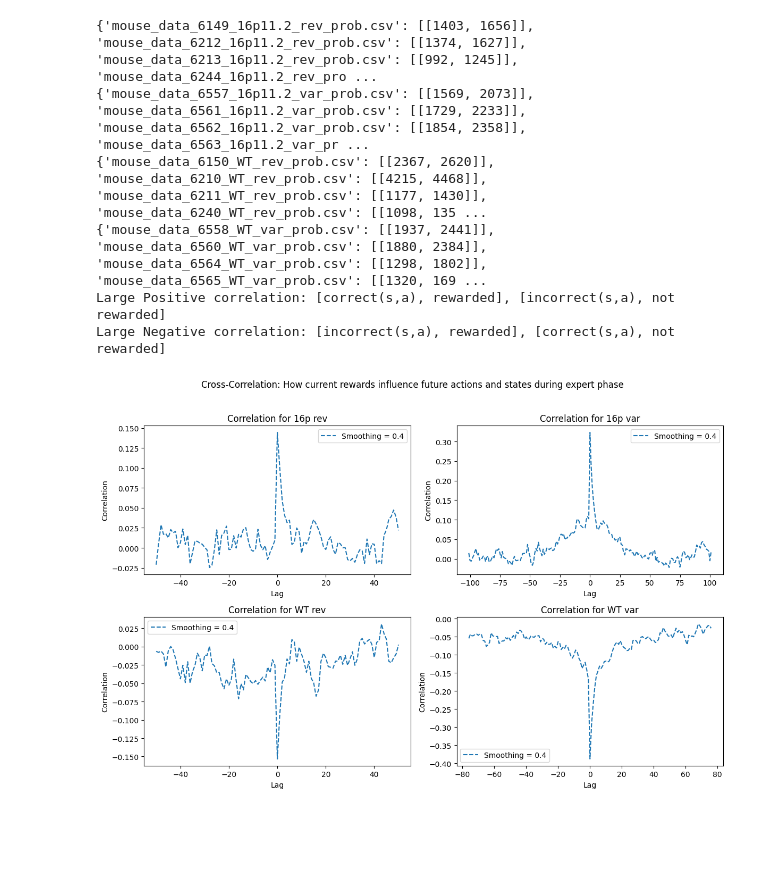
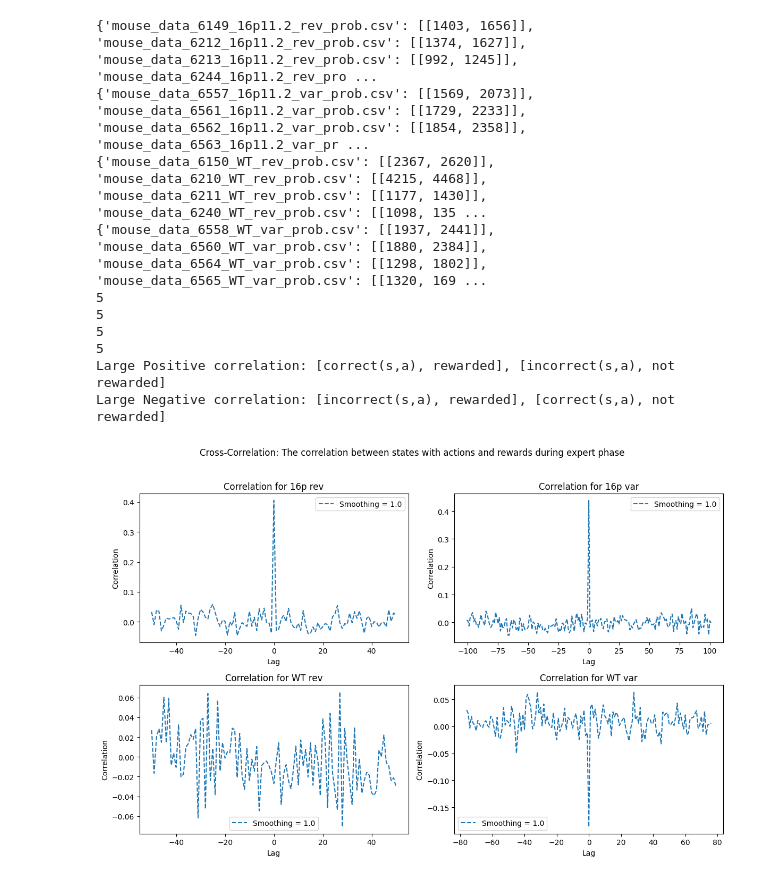
Before and after one commit to sabdi077/Max._Likelihood_-_Transient_Q_ij, a Jupyter notebook: SR:A_AR:S_R:AS_ANALYSIS.ipynb, the cells around one changed output. Saved outputs shown, nothing was run; the diff lists cells and outputs as text; code cells hidden in the pictures; blank space fills up the shorter version.

```diff
--- a/SR:A_AR:S_R:AS_ANALYSIS.ipynb
+++ b/SR:A_AR:S_R:AS_ANALYSIS.ipynb
@@ -283,14 +314,16 @@ import matplotlib.pyplot as plt
 import pandas as pd
 from scipy.signal import correlate
 
+
+
 # Load the Excel file
 df = pd.read_excel('/Users/saadabdisalam/Documents/MouseData_and_Analysis2024-2025/Mouse_DATA.xlsx')
 mouse_per_mouse_type = int(input('How many mouse/mouse_type would you like choose numbers ranging from 1 to 5?'))
 # Ensure column names are correct
-links_16p_rev = df['link_16p_rev'].iloc[:mouse_per_mouse_type].dropna().tolist()
-links_16p_var = df['link_16p_var'].iloc[:mouse_per_mouse_type].dropna().tolist()
-links_WT_rev = df['link_WT_rev'].iloc[:mouse_per_mouse_type].dropna().tolist()
-links_WT_var = df['link_WT_var'].iloc[:mouse_per_mouse_type].dropna().tolist()
+links_16p_rev = df['link_16p_rev'].iloc[:mouse_per_mouse_type].tolist()
+links_16p_var = df['link_16p_var'].iloc[:mouse_per_mouse_type].tolist()
+links_WT_rev = df['link_WT_rev'].iloc[:mouse_per_mouse_type].tolist()
+links_WT_var = df['link_WT_var'].iloc[:mouse_per_mouse_type].tolist()
 
 def find_expert_segments(expert_series, rew_prob, choice):
     expert_segments = []
@@ -354,25 +387,27 @@ def SAR_Generator(mouse_type_links, choice):
 
     return sar_dict
 
-def cross_correlation_manual(x, y, lag_var, mx_lag):
+def cross_correlation_manual(x, y, max_lag):
+    # Detrend the data
     mean_x = np.mean(x)
     mean_y = np.mean(y)
+    x_detrended = x - mean_x
+    y_detrended = y - mean_y
+
     c_lag = []
 
-    for lag in range(-mx_lag, mx_lag + 1):
-        if lag_var == 'x':
-            segment_x = x[lag:] if lag >= 0 else x[:len(x) + lag]
-            segment_y = y[:len(y) - lag] if lag >= 0 else y[-lag:]
+    for lag in range(-max_lag, max_lag + 1):
+        if lag < 0:
+            segment_x = x_detrended[-lag:]
+            segment_y = y_detrended[:len(segment_x)]
         else:
-            segment_x = x[:len(x) - lag] if lag >= 0 else x[-lag:]
-            segment_y = y[lag:] if lag >= 0 else y[:len(y) + lag]
+            segment_x = x_detrended[:len(x) - lag]
+            segment_y = y_detrended[lag:]
 
-
-        std_x = np.std(segment_x)
-        std_y = np.std(segment_y)
-        c = np.sum((segment_x - mean_x) * (segment_y - mean_y))
-        if std_x != 0 and std_y != 0:
-            c_lag.append(c / (float(std_x) * float(std_y) * (len(segment_x))))
+        # Calculate covariance without normalization by standard deviation
+        if len(segment_x) != 0:
+            c = np.sum(segment_x * segment_y)
+            c_lag.append(c/len(segment_x)*np.std(x)*np.std(y))
         else:
             c_lag.append(0)
 
@@ -436,6 +471,7 @@ def SA_mapping(mouse_type_links, choice):
 def A_mapping(mouse_type_links, choice):
     dic_mouse_type = SAR_Generator(mouse_type_links, choice)
     DIC_A = {link: [] for link in mouse_type_links}
+    DIC_S = S_mapping(mouse_type_links, choice)
     for link in mouse_type_links:
         actions = dic_mouse_type[link]['actions']
         Y = []
@@ -445,7 +481,7 @@ def A_mapping(mouse_type_links, choice):
             elif actions[i] == 'R':
                 Y_i = -1
             else:
-                Y_i = 0
+                Y_i = DIC_S[link][i]
             Y.append(Y_i)
         DIC_A[link].extend(Y)
     return DIC_A
@@ -479,16 +515,19 @@ def avg_correlate(mouse_type_links, choice):
     max_lag = min_expert_length(mouse_type_links, choice)
     total_corr = np.array(np.zeros(2*max_lag+1))
     num_links = len(mouse_type_links)
+    print(num_links)
     #lag_var = input('What do you want your lag variable to be (R_seq/SA_seq)? '
     corrs=[]
+    DIC_R = S_mapping(mouse_type_links, choice)
+    DIC_SA = A_mapping(mouse_type_links, choice)
     for link in mouse_type_links:
-        DIC_R = R_mapping(mouse_type_links, choice)
-        DIC_SA = SA_mapping(mouse_type_links, choice)
         R_seq = DIC_R[link]
         SA_seq= DIC_SA[link]
 
-        cross_corr = cross_correlation_manual(R_seq, SA_seq, SA_seq, max_lag)
+        cross_corr = cross_correlation_manual(R_seq, SA_seq,max_lag)
         total_corr += cross_corr
+      #  print(cross_corr[:3])
+    #print(total_corr[:3])
     lags = list(range(-max_lag, max_lag + 1))
     return total_corr / num_links, lags
 
@@ -529,32 +568,36 @@ plt.xlabel('Lag')
 plt.ylabel('Correlation')
 plt.legend()
 
 plt.subplot(2, 2, 3)
 #plt.plot(x_WT_rev, y_WT_rev, label='Original')
 plt.plot(x_WT_rev, y_WT_rev_smoothed, label=f'Smoothing = {alpha}', linestyle='--')
 plt.title('Correlation for WT rev')
 plt.xlabel('Lag')
 plt.ylabel('Correlation')
 plt.legend()
 
 plt.subplot(2, 2, 4)
 #plt.plot(x_WT_var, y_WT_var, label='Original')
 plt.plot(x_WT_var, y_WT_var_smoothed, label=f'Smoothing = {alpha}', linestyle='--')
 plt.title('Correlation for WT var')
 plt.xlabel('Lag')
 plt.ylabel('Correlation')
 plt.legend()
 
 # Add a single title for all plots
-plt.suptitle('Cross-Correlation: How current rewards influence future actions and states during expert phase')
+plt.suptitle('Cross-Correlation: The correlation between states with actions and rewards during expert phase')
 
 plt.tight_layout(rect=[0, 0, 1, 0.96])
 plt.show()
 # %% [output]
 {'mouse_data_6149_16p11.2_rev_prob.csv': [[1403, 1656]], 'mouse_data_6212_16p11.2_rev_prob.csv': [[1374, 1627]], 'mouse_data_6213_16p11.2_rev_prob.csv': [[992, 1245]], 'mouse_data_6244_16p11.2_rev_pro ...
 {'mouse_data_6557_16p11.2_var_prob.csv': [[1569, 2073]], 'mouse_data_6561_16p11.2_var_prob.csv': [[1729, 2233]], 'mouse_data_6562_16p11.2_var_prob.csv': [[1854, 2358]], 'mouse_data_6563_16p11.2_var_pr ...
 {'mouse_data_6150_WT_rev_prob.csv': [[2367, 2620]], 'mouse_data_6210_WT_rev_prob.csv': [[4215, 4468]], 'mouse_data_6211_WT_rev_prob.csv': [[1177, 1430]], 'mouse_data_6240_WT_rev_prob.csv': [[1098, 135 ...
 {'mouse_data_6558_WT_var_prob.csv': [[1937, 2441]], 'mouse_data_6560_WT_var_prob.csv': [[1880, 2384]], 'mouse_data_6564_WT_var_prob.csv': [[1298, 1802]], 'mouse_data_6565_WT_var_prob.csv': [[1320, 169 ...
+5
+5
+5
+5
 Large Positive correlation: [correct(s,a), rewarded], [incorrect(s,a), not rewarded]
 Large Negative correlation: [incorrect(s,a), rewarded], [correct(s,a), not rewarded]
-[figure, old version]
+[figure, new version]
```
Also changed, not shown: parts of 8 cells of this notebook.
